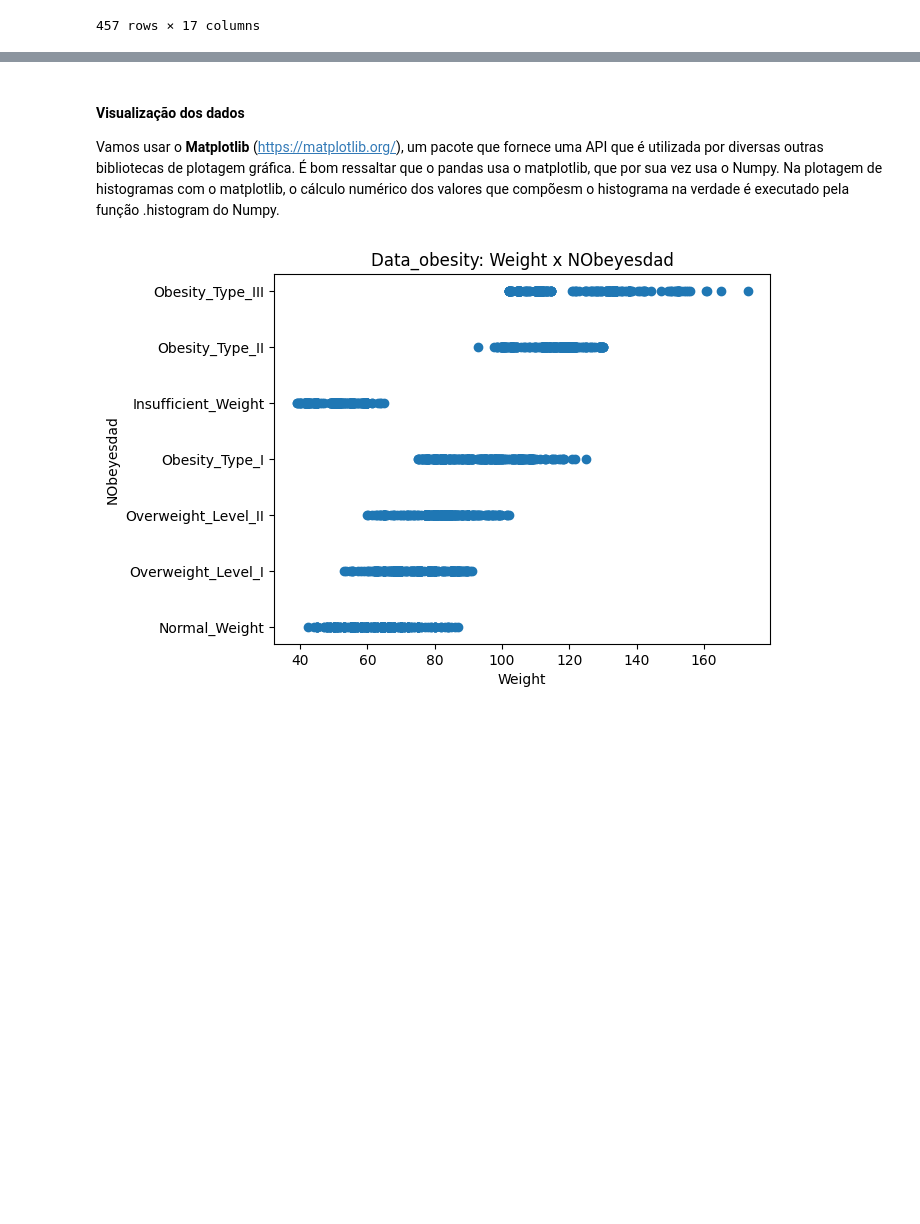
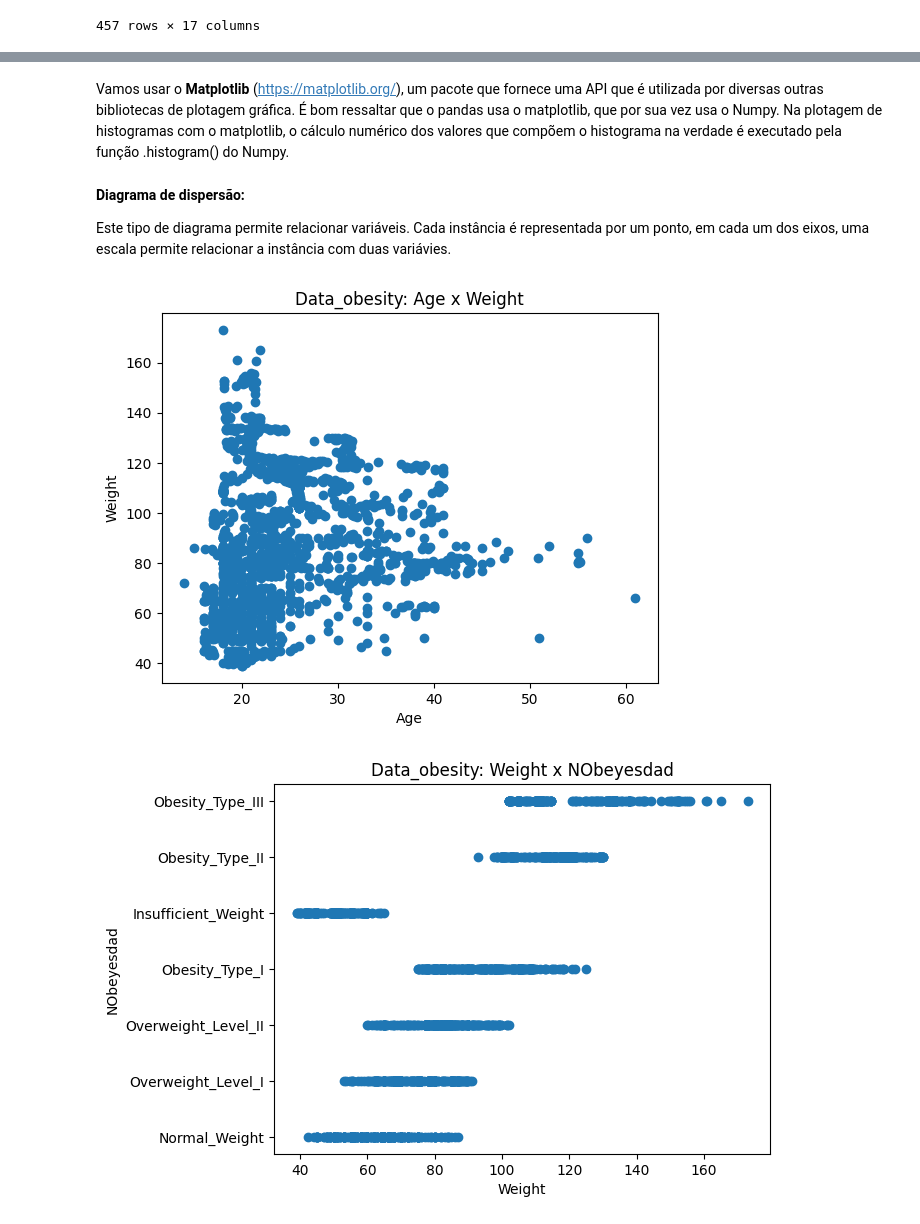
Before and after one commit to flamartini/PUCRIO_EAD_CIENCIA_DADOS, a Jupyter notebook: MVP_Níveis_de_obesidade.ipynb, the cells around one changed output, grey strips where cells are left out. Drawn from its saved outputs; the diff is of its cells as text; code cells hidden in the pictures; blank space fills up the shorter version.

```diff
--- a/MVP_Níveis_de_obesidade.ipynb
+++ b/MVP_Níveis_de_obesidade.ipynb
@@ -468,5 +515,20 @@ data_obesity[data_obesity['NObeyesdad'] == "Obesity_Type_III"]
 # %% [markdown]
-#### Visualização dos dados
-
-Vamos usar o **Matplotlib** (https://matplotlib.org/), um pacote que fornece uma API que é utilizada por diversas outras bibliotecas de plotagem gráfica. É bom ressaltar que o pandas usa o matplotlib, que por sua vez usa o Numpy. Na plotagem de histogramas com o matplotlib, o cálculo numérico dos valores que compõesm o histograma na verdade é executado pela função .histogram do Numpy.
+Vamos usar o **Matplotlib** (https://matplotlib.org/), um pacote que fornece uma API que é utilizada por diversas outras bibliotecas de plotagem gráfica. É bom ressaltar que o pandas usa o matplotlib, que por sua vez usa o Numpy. Na plotagem de histogramas com o matplotlib, o cálculo numérico dos valores que compõem o histograma na verdade é executado pela função .histogram() do Numpy.
+# %% [markdown]
+**Diagrama de dispersão:**
+
+Este tipo de diagrama permite relacionar variáveis. Cada instância é representada por um ponto, em cada um dos eixos, uma escala permite relacionar a instância com duas variávies.
+# %%
+# importação do pyplot
+import matplotlib.pyplot as plt
+
+# plotando o gráfico de peso x nível de obesidade
+plt.scatter(data_obesity['Age'], data_obesity['Weight'])
+
+# incluindo título do gráfico e rótulos dos eixos
+plt.title('Data_obesity: Age x Weight')
+plt.xlabel('Age')
+plt.ylabel('Weight');
+# %% [output]
+[figure, added]
 # %%
```
Also changed, not shown: parts of 38 cells of this notebook.
